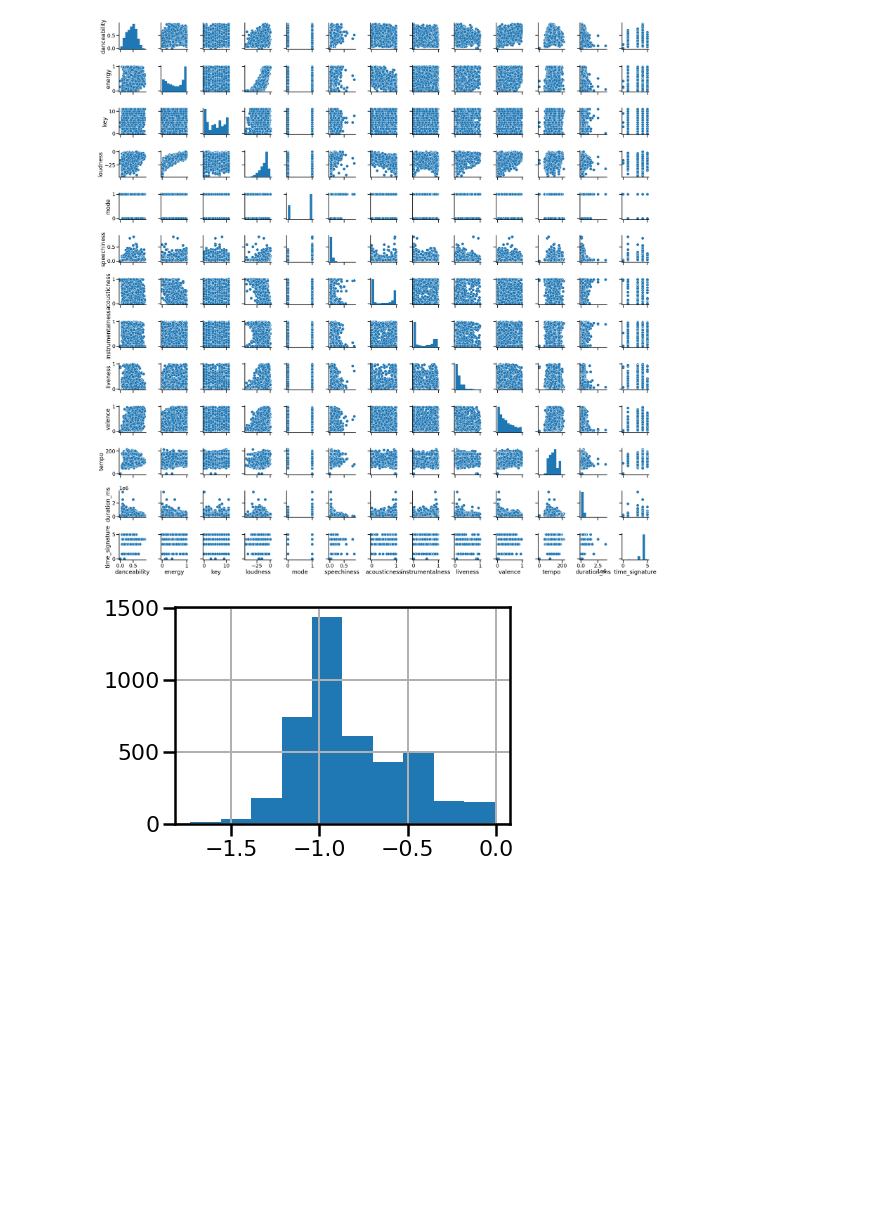
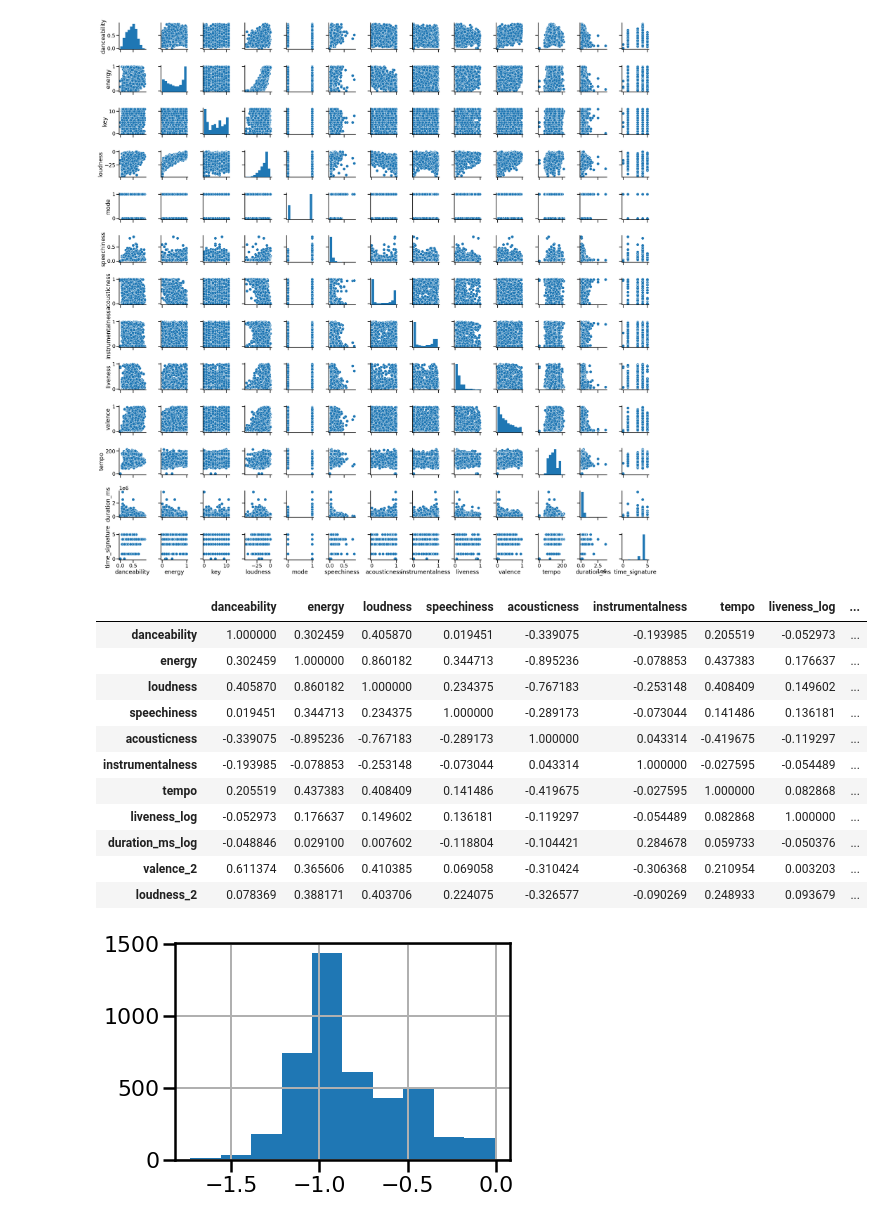
Before and after one commit to tincho-mehaudy/DMCyT, a Jupyter notebook: TP1_Consigna1.ipynb, the cells around one changed output. Cells and saved outputs as stored; diff of their text form; code cells hidden in the pictures; blank space fills up the shorter version.

```diff
--- a/TP1_Consigna1.ipynb
+++ b/TP1_Consigna1.ipynb
@@ -193,6 +193,21 @@ df_af.head()
 sns.pairplot(df_af);
 # %% [output]
 [figure]
+# %%
+df_af.corr()
+# %% [output]
+|  | danceability | energy | loudness | speechiness | acousticness | instrumentalness | tempo | liveness_log | ... |
+| danceability | 1.000000 | 0.302459 | 0.405870 | 0.019451 | -0.339075 | -0.193985 | 0.205519 | -0.052973 | ... |
+| energy | 0.302459 | 1.000000 | 0.860182 | 0.344713 | -0.895236 | -0.078853 | 0.437383 | 0.176637 | ... |
+| loudness | 0.405870 | 0.860182 | 1.000000 | 0.234375 | -0.767183 | -0.253148 | 0.408409 | 0.149602 | ... |
+| speechiness | 0.019451 | 0.344713 | 0.234375 | 1.000000 | -0.289173 | -0.073044 | 0.141486 | 0.136181 | ... |
+| acousticness | -0.339075 | -0.895236 | -0.767183 | -0.289173 | 1.000000 | 0.043314 | -0.419675 | -0.119297 | ... |
+| instrumentalness | -0.193985 | -0.078853 | -0.253148 | -0.073044 | 0.043314 | 1.000000 | -0.027595 | -0.054489 | ... |
+| tempo | 0.205519 | 0.437383 | 0.408409 | 0.141486 | -0.419675 | -0.027595 | 1.000000 | 0.082868 | ... |
+| liveness_log | -0.052973 | 0.176637 | 0.149602 | 0.136181 | -0.119297 | -0.054489 | 0.082868 | 1.000000 | ... |
+| duration_ms_log | -0.048846 | 0.029100 | 0.007602 | -0.118804 | -0.104421 | 0.284678 | 0.059733 | -0.050376 | ... |
+| valence_2 | 0.611374 | 0.365606 | 0.410385 | 0.069058 | -0.310424 | -0.306368 | 0.210954 | 0.003203 | ... |
+| loudness_2 | 0.078369 | 0.388171 | 0.403706 | 0.224075 | -0.326577 | -0.090269 | 0.248933 | 0.093679 | ... |
 # %%
 df_af['liveness_log']=np.log10(df_af['liveness'])
 df_af['liveness_log'].hist()
```
Also changed, not shown: parts of 6 cells of this notebook.
